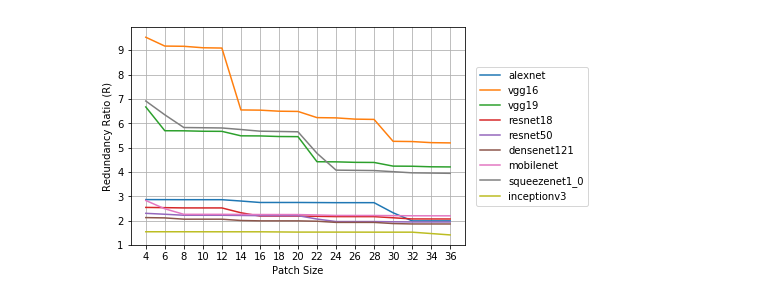
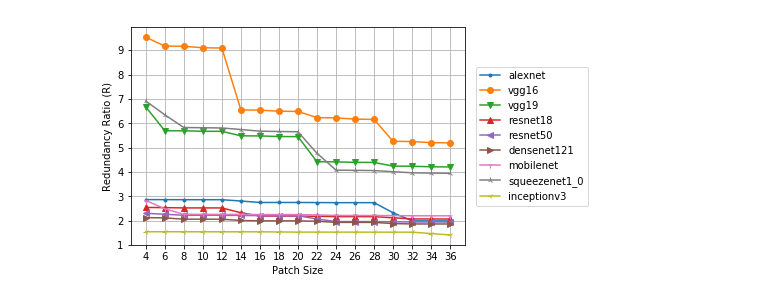
Before and after one commit to xil222/krypton, a Jupyter notebook: paper/current/plots/redundency_ratio.ipynb, the cells around one changed output. Saved outputs shown, nothing was run; the diff lists cells and outputs as text; code cells hidden in the pictures.

```diff
--- a/paper/current/plots/redundency_ratio.ipynb
+++ b/paper/current/plots/redundency_ratio.ipynb
@@ -187,14 +189,14 @@ def calculate_flops(model, x, debug=True, graph=None):
     return ops_count
 # %%
 x = Variable(torch.from_numpy(np.zeros(shape=(1, 3, 224, 224), dtype=np.float32)))
-models = [alexnet(), vgg16(), vgg19(), resnet18(), resnet50(), densenet121(), mobilenet(), squeezenet1_0(), squeezenet1_1()]
+models = [alexnet(), vgg16(), vgg19(), resnet18(), resnet50(), densenet121(), mobilenet(), squeezenet1_0()]
 
 
 patch_sizes = [4, 6, 8, 10, 12, 14, 16, 18, 20, 22, 24, 26, 28, 30, 32, 34, 36]
 
-
-for name, model in zip(['alexnet', 'vgg16', 'vgg19', 'resnet18', 'resnet50', 'densenet121', 'mobilenet',
-                       'squeezenet1_0'], models):
+markers = [".","o","v","^","<",">","1","2"]
+for name, model, m in zip(['alexnet', 'vgg16', 'vgg19', 'resnet18', 'resnet50', 'densenet121', 'mobilenet',
+                       'squeezenet1_0'], models, markers):
 
     with torch.onnx.set_training(model, False):
         trace, _ = torch.jit.get_trace_graph(model, args=(x,))
@@ -213,40 +215,40 @@ for name, model in zip(['alexnet', 'vgg16', 'vgg19', 'resnet18', 'resnet50', 'de
         #print(name, patch_size, full_flops, ivm_flops, full_flops/ivm_flops)
         r.append(full_flops/ivm_flops)
 
-    plt.plot(patch_sizes, r, label=name)
+    plt.plot(patch_sizes, r, label=name, marker=m)
 
 
 x = Variable(torch.from_numpy(np.zeros(shape=(1, 3, 299, 299), dtype=np.float32)))
 models = [Inception3()]
-
-for name, model in zip(['inceptionv3'], models):
+markers = ["3"]
+for name, model, m in zip(['inceptionv3'], models, markers):
 
     with torch.onnx.set_training(model, False):
         trace, _ = torch.jit.get_trace_graph(model, args=(x,))
 
     torch.onnx._optimize_trace(trace, False)
     graph = trace.graph()
 
     r = []
     for patch_size in patch_sizes:
 
         full_flops = calculate_flops(model, x, debug=False, graph=graph) / (1000 ** 2)
         i = (299-patch_size)//2
         j = (299-patch_size)//2
         ivm_flops = calculate_ivm_flops(model, x, patch_size, patch_size, i, j, debug=False, graph=graph) / (1000 ** 2)
 
         #print(name, patch_size, full_flops, ivm_flops, full_flops/ivm_flops)
         r.append(full_flops/ivm_flops)
 
-    plt.plot(patch_sizes, r, label=name)
+    plt.plot(patch_sizes, r, label=name, marker=m)
 
 lgd = plt.legend(loc='center right', bbox_to_anchor=(1.38, 0.5), ncol=1)
 plt.grid()
 plt.ylabel('Redundancy Ratio (R)')
 plt.xlabel('Patch Size')
 plt.xticks(patch_sizes, patch_sizes)
 
 plt.savefig('../images/redundancy_ratio.pdf', bbox_extra_artists=(lgd,), bbox_inches='tight')
 plt.show()
 # %% [output]
-[figure, old version]
+[figure, new version]
```
Also changed, not shown: parts of 1 cell of this notebook, 2 other files.
